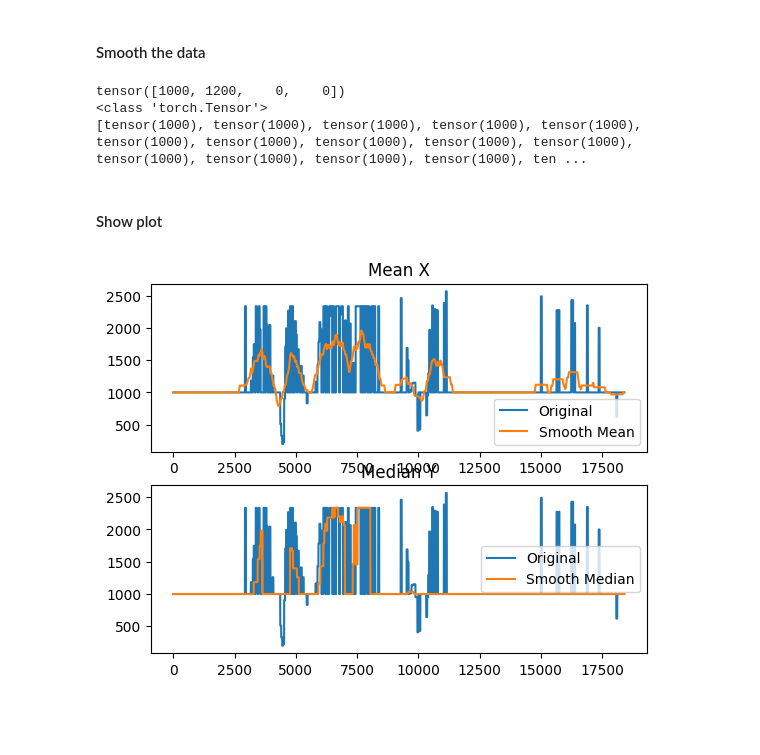
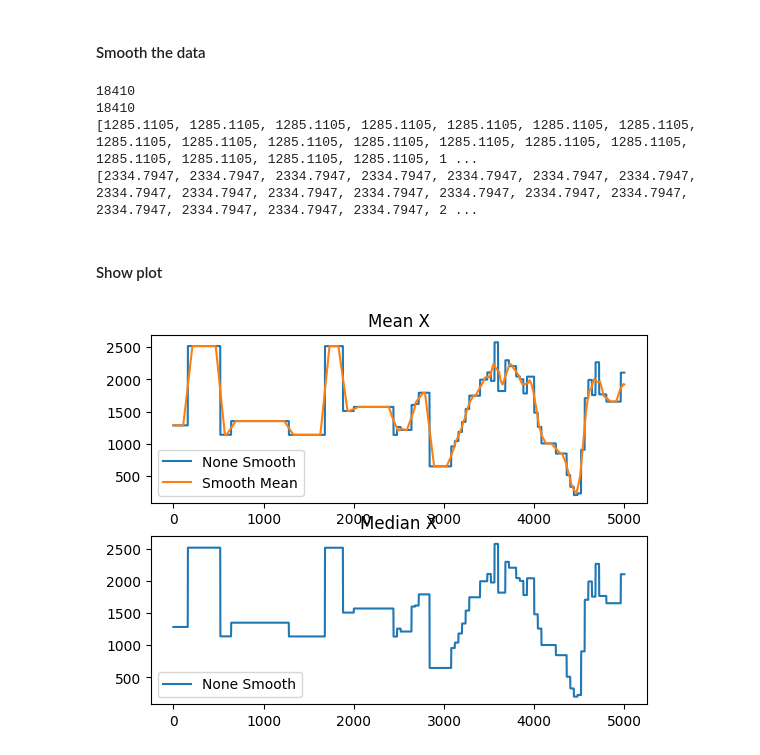
Before and after one commit to niros1/tracker, a Jupyter notebook: playground.ipynb, the cells around one changed output. Drawn from its saved outputs; the diff is of its cells as text; code cells hidden in the pictures; blank space fills up the shorter version.

Commit message:
bwtter smoothing on playground

```diff
--- a/playground.ipynb
+++ b/playground.ipynb
@@ -595,7 +595,7 @@ import pydantic
 import sys
 import os
 
-from src.model import TrackinfVideoData
+from src.model import TrackinfVideoData, TrackingFrameData
 # os.environ["PYTHONPATH"] = f"/home/ubuntu/tracker/tracker:/home/ubuntu/tracker/tracker/src:{os.getenv('PYTHONPATH', '')}"
 sys.path.append("/home/ubuntu/tracker/tracker")
 sys.path.append("/home/ubuntu/tracker/tracker/src")
@@ -627,39 +627,46 @@ tracking_data = pickle.load(open("output/tracking_data_GX011620.pkl", "rb"))
 #     if i > 2000:
 #         break
 
+new_tracking_data = TrackinfVideoData()
+new_tracking_data.X  = tracking_data.X
+new_tracking_data.Y = tracking_data.Y
+for i, value in enumerate(tracking_data.all):
+    new_tracking_data.all.append(TrackingFrameData(
+        index = value.index,
+        source_index = value.source_index,
+        boxes = value.boxes,
+        logits= value.logits,
+        phrases = value.phrases,
+        cordinates = value.cordinates,
+    ))
+tracking_data = new_tracking_data
 
 
+X_RAW = [c.cordinates[0][0] for c in tracking_data.all]
 
-# [2334.7947,  785.0676, 2351.2825,  799.1918]
-
-# X = []
-# Y = []
-# for i, value in enumerate(tracking_data.all):
-#     for coor in value.cordinate:
-#         # Hold the first coordinate wihch is not in the blind spot (normally the ball)
-#         # TODO: take the one with the highest probability
-#         if not is_point_in_boxes(coor, blind_spots):
-#             X.append(coor[0])
-#             Y.append(coor[1])
-
-X = [c.cordinate[0] for c in tracking_data.all]
-Y = [c.cordinate[1] for c in tracking_data.all]
-print(tracking_data.all[0].cordinate)
-print(type(tracking_data.all[0].cordinate))
+X = [c.cordinate[0] for c in tracking_data.all if c.cordinate is not None]
+Y = [c.cordinate[1] for c in tracking_data.all if c.cordinate is not None]
+# print(tracking_data.all[0].cordinate)
+# print(type(tracking_data.all[0].cordinate))
 # Your data
 # data = np.array([410, 412, 409, 605, 410, 409,510, 512, 509, 400, 410, 509])
 
-window_size = 500
+window_size = 200
 # Smooth the data
 x_smoothed_data_mean = smooth_data(X, window_size=window_size, use_median=False)
 x_smoothed_data_median = smooth_data(X, window_size=window_size, use_median=True)
+x_smoothed_data_median = smooth_data(x_smoothed_data_median, window_size=window_size, use_median=False)
 y_smoothed_data = smooth_data(Y, window_size=window_size, use_median=False)
 
+print(len(X))
+print(len(X_RAW))
 print(X)
+print(X_RAW)
 # %% [output]
-tensor([1000, 1200,    0,    0])
-<class 'torch.Tensor'>
-[tensor(1000), tensor(1000), tensor(1000), tensor(1000), tensor(1000), tensor(1000), tensor(1000), tensor(1000), tensor(1000), tensor(1000), tensor(1000), tensor(1000), tensor(1000), tensor(1000), ten ...
+18410
+18410
+[1285.1105, 1285.1105, 1285.1105, 1285.1105, 1285.1105, 1285.1105, 1285.1105, 1285.1105, 1285.1105, 1285.1105, 1285.1105, 1285.1105, 1285.1105, 1285.1105, 1285.1105, 1285.1105, 1285.1105, 1285.1105, 1 ...
+[2334.7947, 2334.7947, 2334.7947, 2334.7947, 2334.7947, 2334.7947, 2334.7947, 2334.7947, 2334.7947, 2334.7947, 2334.7947, 2334.7947, 2334.7947, 2334.7947, 2334.7947, 2334.7947, 2334.7947, 2334.7947, 2 ...
 # %% [markdown]
 #### Show plot
 # %%
@@ -667,37 +674,42 @@ import matplotlib.pyplot as plt
 import numpy as np
 
 # Create an array of floats
+X_RAW_vec = np.array(X_RAW)
 x_vector = np.array(X)
 x_smooth_vector_mean = np.array(x_smoothed_data_mean)
 x_smooth_vector_median = np.array(x_smoothed_data_median)
 
 # Create an array for the x-axis
 x = np.arange(len(x_vector))
+x_raw = np.arange(len(X_RAW_vec))
 sxmean = np.arange(len(x_smooth_vector_mean))
 sxmd = np.arange(len(x_smooth_vector_median))
 
 
 y_vector = np.array(Y)
 y_smooth_vector = np.array(y_smoothed_data)
 y = np.arange(len(y_vector))
 sy = np.arange(len(y_smooth_vector))
 
-size = 20000
+size = 5000
 # Plot the vector
 plt.figure()
 plt.subplot(2, 1, 1)
-plt.plot(x[:size], x_vector[:size], label='Original')
-plt.plot(sxmean, x_smooth_vector_mean, label='Smooth Mean')
+# plt.plot(x_raw[:size], X_RAW_vec[:size], label='Original')
+plt.plot(x[:size], x_vector[:size], label='None Smooth')
+plt.plot(sxmean[:size], x_smooth_vector_mean[:size], label='Smooth Mean')
 plt.title("Mean X")
 plt.legend()
 
 plt.subplot(2, 1, 2)
-plt.plot(x[:size], x_vector[:size], label='Original')
-plt.plot(sxmd[:size], x_smooth_vector_median[:size], label='Smooth Median')
-plt.title("Median Y")
+plt.plot(x[:size], x_vector[:size], label='None Smooth')
+
+# plt.plot(x[:size], x_vector[:size], label='Original')
+# plt.plot(sxmd[:size], x_smooth_vector_median[:size], label='Smooth Median')
+plt.title("Median X")
 
 # Display the plot
 plt.legend()
 plt.show()
 # %% [output]
-[figure, old version]
+[figure, new version]
```
Also changed, not shown: parts of 4 cells of this notebook, 4 other files.
